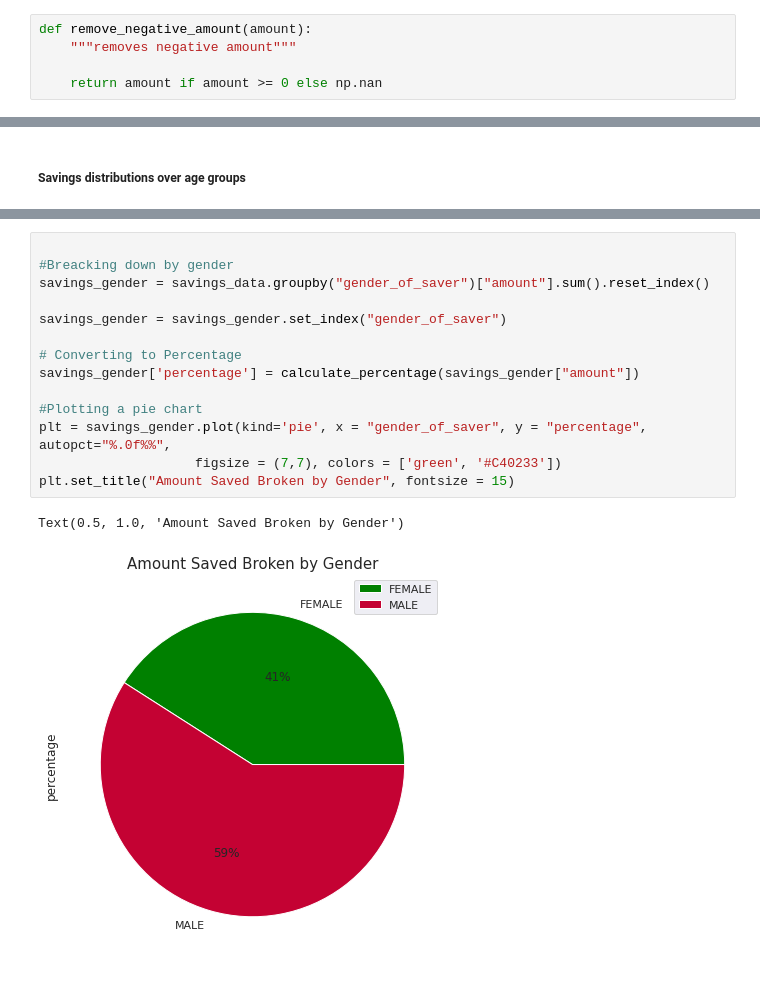
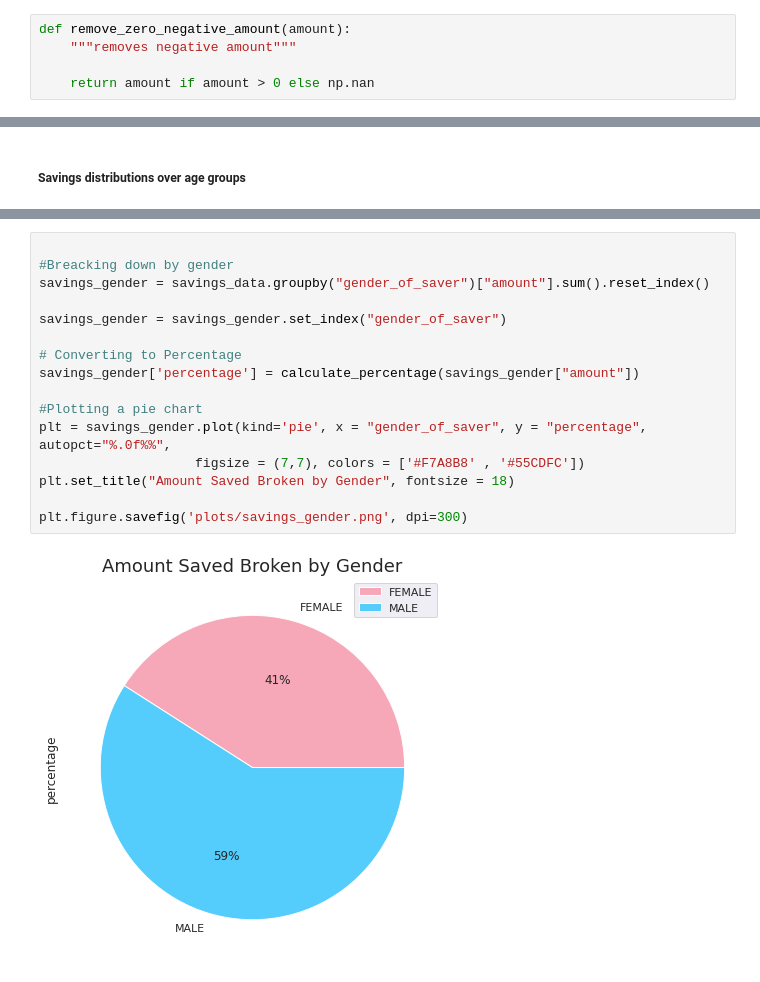
Before and after one commit to MumoNobert/MTIBA-My-Health-Funds-Savings-and-Utilization-Analysis, a Jupyter notebook: My Health Funds Utilization and Savings Insights.ipynb, the cells around one changed output, grey strips where cells are left out. Saved outputs shown, nothing was run; the diff lists cells and outputs as text.

```diff
--- a/My Health Funds Utilization and Savings Insights.ipynb
+++ b/My Health Funds Utilization and Savings Insights.ipynb
@@ -59,10 +59,10 @@ savings.describe(include='all')
 # %% [markdown]
 ### User defined functions  to  be  used
 # %%
-def remove_negative_amount(amount):
+def remove_zero_negative_amount(amount):
     """removes negative amount"""
 
-    return amount if amount >= 0 else np.nan
+    return amount if amount > 0 else np.nan
 # %%
 def remove_anomolous_ages(age, max_age=130):
     """remove anomolously ages under 18 or over 130"""
@@ -447,20 +466,21 @@ plt.figure.savefig('savings_by_age_bucket.png', dpi=300)
 # %%
 
 #Breacking down by gender
 savings_gender = savings_data.groupby("gender_of_saver")["amount"].sum().reset_index()
 
 savings_gender = savings_gender.set_index("gender_of_saver")
 
 # Converting to Percentage
 savings_gender['percentage'] = calculate_percentage(savings_gender["amount"])
 
 #Plotting a pie chart
 plt = savings_gender.plot(kind='pie', x = "gender_of_saver", y = "percentage", autopct="%.0f%%",
-                    figsize = (7,7), colors = ['green', '#C40233'])
-plt.set_title("Amount Saved Broken by Gender", fontsize = 15)
+                    figsize = (7,7), colors = ['#F7A8B8' , '#55CDFC'])
+plt.set_title("Amount Saved Broken by Gender", fontsize = 18)
+
+plt.figure.savefig('plots/savings_gender.png', dpi=300)
 # %% [output]
-Text(0.5, 1.0, 'Amount Saved Broken by Gender')
-[figure, old version]
+[figure, new version]
 # %%
 #group by family size
 savings_by_family_size = savings_data.groupby("family_size").size().to_frame(name = "count").reset_index()
```
Also changed, not shown: parts of 15 cells of this notebook, 10 other files.
